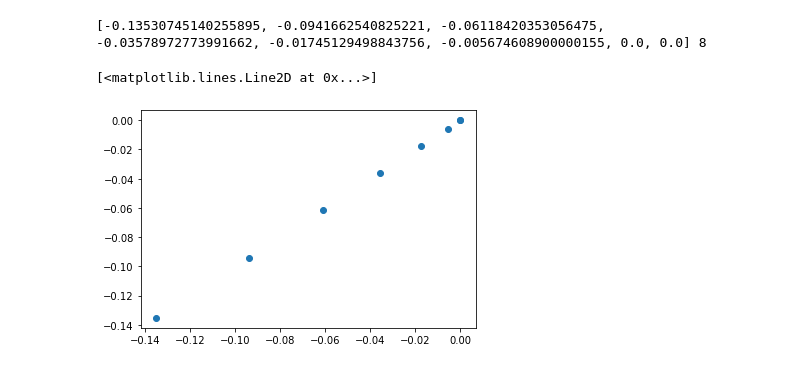
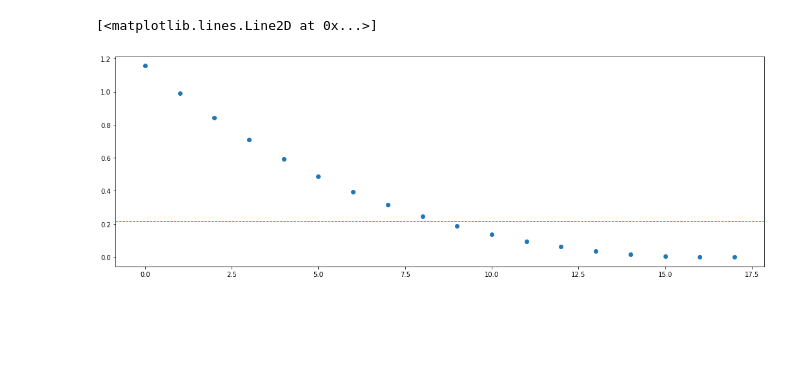
Before and after one commit to francose/relative_Tmaxima, a Jupyter notebook: relativeTmax.ipynb, the cells around one changed output. Saved outputs shown, nothing was run; the diff lists cells and outputs as text; code cells hidden in the pictures; blank space fills up the shorter version.

```diff
--- a/relativeTmax.ipynb
+++ b/relativeTmax.ipynb
@@ -67,9 +75,7 @@ plt.fill_between(T, functions.g(T), functions.f(T), color = "grey",alpha = 0.4,
-# %%
-l = rtmx.lenght()
-newArr = rtmx.showValues()
-print(newArr, l)
-plt.plot(newArr, functions.f(newArr), "o")
-# %% [output]
-[-0.13530745140255895, -0.0941662540825221, -0.06118420353056475, -0.03578972773991662, -0.01745129498843756, -0.005674608900000155, 0.0, 0.0] 8
-[<matplotlib.lines.Line2D at 0x...>]
-[figure, removed]
+# %%
+plt.subplots( figsize=(18,6))
+plt.axhline(df.median(), color='red', linestyle='dashed', linewidth=1, label="avg difference")
+plt.plot(df,"o")
+# %% [output]
+[<matplotlib.lines.Line2D at 0x...>]
+[figure, added]
```
Also changed, not shown: parts of 1 cell of this notebook.
